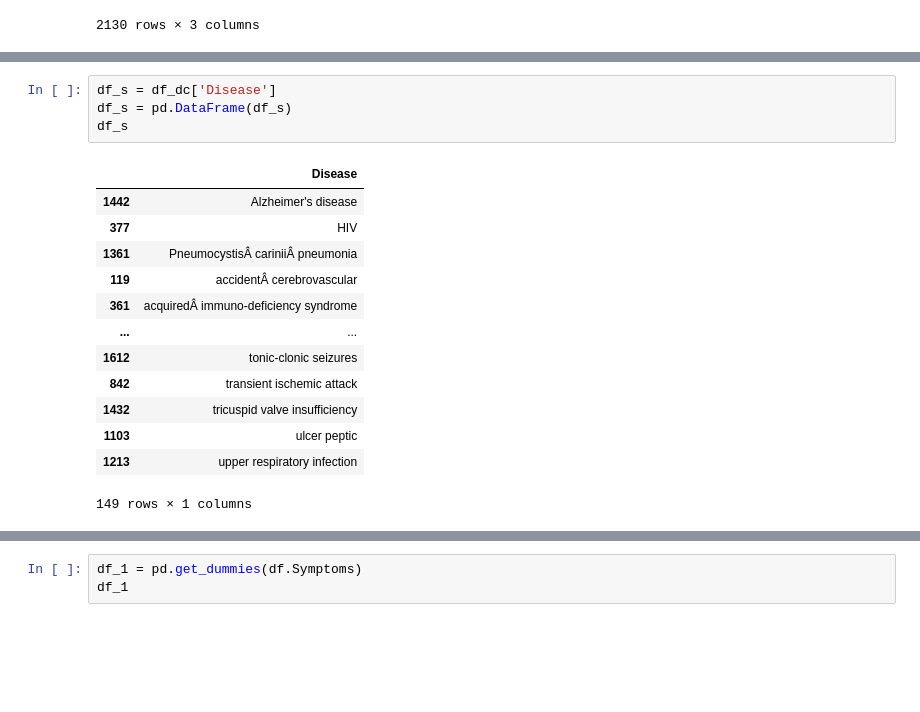
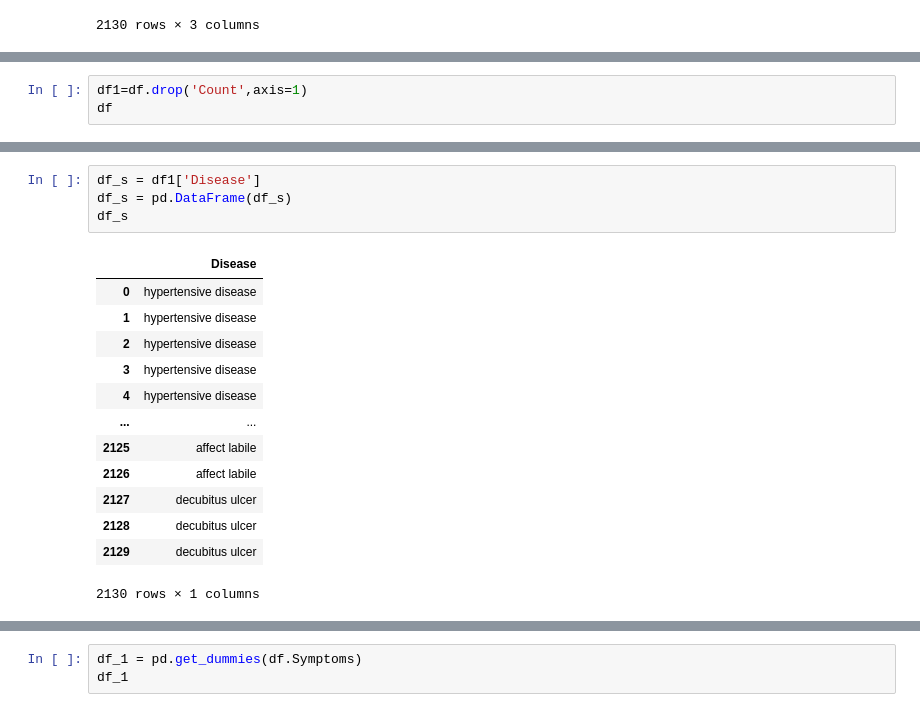
Before and after one commit to khushbooekhande/DrugRecommendationSystem, a Jupyter notebook: DiseasePrediction.ipynb, the cells around one changed output, grey strips where cells are left out. Cells and saved outputs as stored; diff of their text form; blank space fills up the shorter version.

```diff
--- a/DiseasePrediction.ipynb
+++ b/DiseasePrediction.ipynb
@@ -135,0 +134,3 @@ df
+# %%
+df1=df.drop('Count',axis=1)
+df
@@ -191,18 +156,18 @@ df_dc
 # %%
-df_s = df_dc['Disease']
+df_s = df1['Disease']
 df_s = pd.DataFrame(df_s)
 df_s
 # %% [output]
 |  | Disease |
-| 1442 | Alzheimer's disease |
-| 377 | HIV |
-| 1361 | PneumocystisÂ cariniiÂ pneumonia |
-| 119 | accidentÂ cerebrovascular |
-| 361 | acquiredÂ immuno-deficiency syndrome |
+| 0 | hypertensive disease |
+| 1 | hypertensive disease |
+| 2 | hypertensive disease |
+| 3 | hypertensive disease |
+| 4 | hypertensive disease |
 | ... | ... |
-| 1612 | tonic-clonic seizures |
-| 842 | transient ischemic attack |
-| 1432 | tricuspid valve insufficiency |
-| 1103 | ulcer peptic |
-| 1213 | upper respiratory infection |
+| 2125 | affect labile |
+| 2126 | affect labile |
+| 2127 | decubitus ulcer |
+| 2128 | decubitus ulcer |
+| 2129 | decubitus ulcer |
-149 rows × 1 columns
+2130 rows × 1 columns
```
Also changed, not shown: parts of 52 cells of this notebook.
